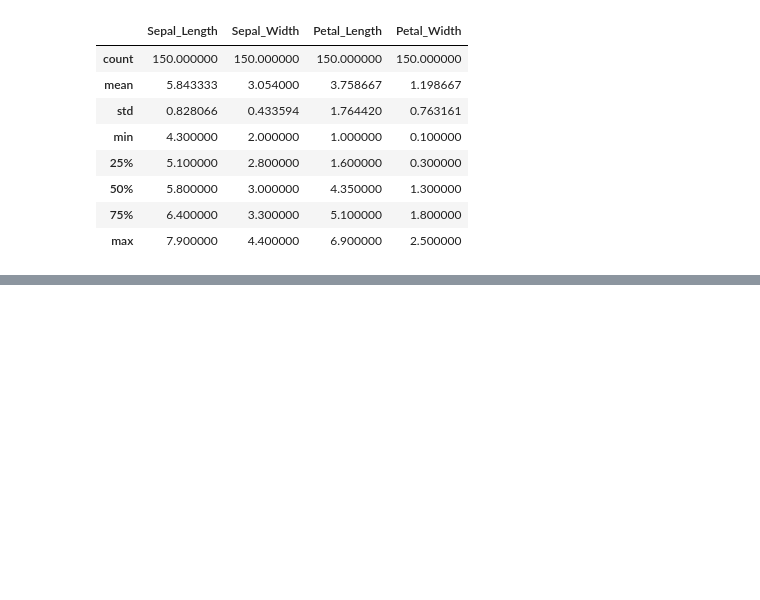
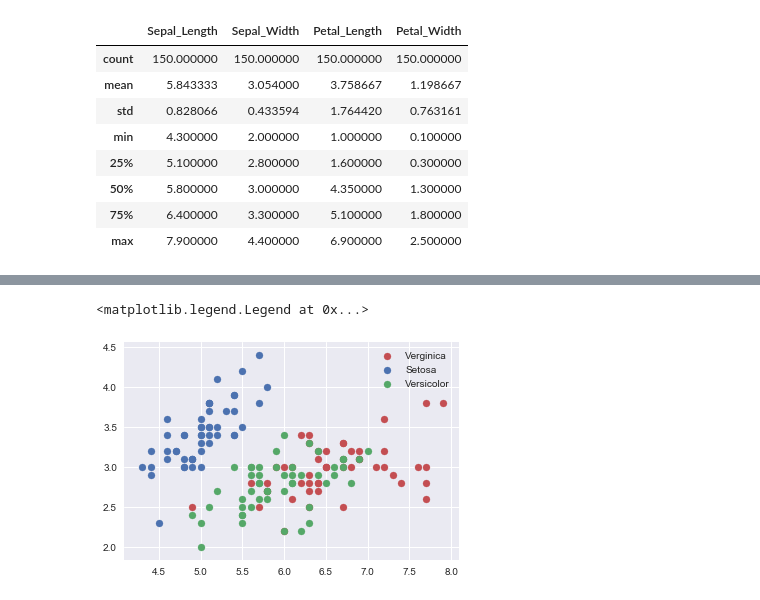
Before and after one commit to dtorgunov/git-jupyter-talk, a Jupyter notebook: IrisShowcase.ipynb, the cells around one changed output, grey strips where cells are left out. Saved outputs shown, nothing was run; the diff lists cells and outputs as text; code cells hidden in the pictures; blank space fills up the shorter version.

```diff
--- a/IrisShowcase.ipynb
+++ b/IrisShowcase.ipynb
@@ -73,0 +81,14 @@ iris[["Sepal_Length", "Sepal_Width", "Petal_Length","Petal_Width"]].apply(lambda
+# %%
+viset = iris[iris["Species"] == "Iris-virginica"]
+plt.scatter(x=viset["Sepal_Length"], y=viset["Sepal_Width"], c="r", label= "Verginica")
+
+sset = iris[iris["Species"] == "Iris-setosa"]
+plt.scatter(x=sset["Sepal_Length"], y=sset["Sepal_Width"], c="b", label="Setosa")
+
+veset = iris[iris["Species"] == "Iris-versicolor"]
+plt.scatter(x=veset["Sepal_Length"], y=veset["Sepal_Width"], c="g", label="Versicolor")
+
+plt.legend()
+# %% [output]
+<matplotlib.legend.Legend at 0x...>
+[figure, added]
```
Also changed, not shown: parts of 3 cells of this notebook.
